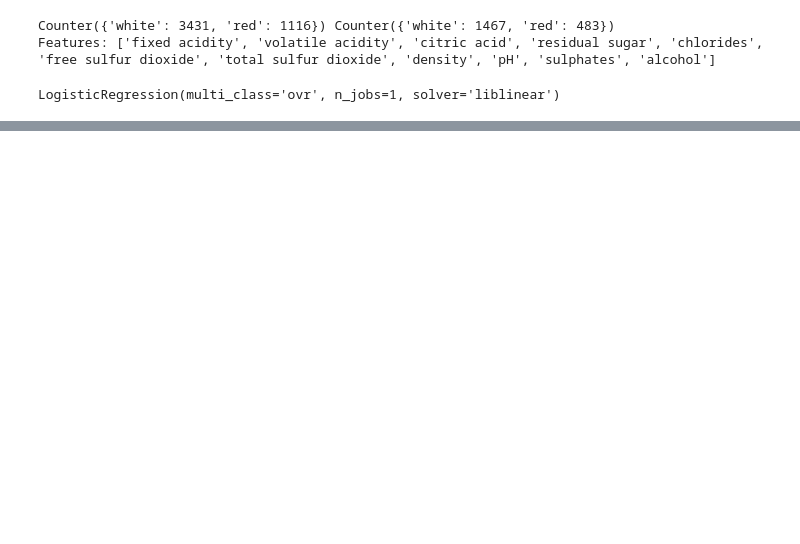
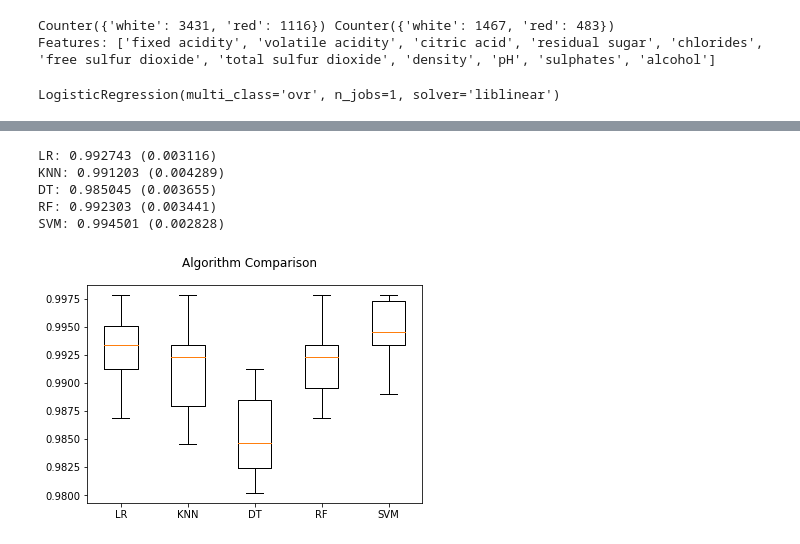
Before and after one commit to OttaviaFeletig/wine-price-prediction, a Jupyter notebook: wine-type-prediction.ipynb, the cells around one changed output, grey strips where cells are left out. Drawn from its saved outputs; the diff is of its cells as text; code cells hidden in the pictures; blank space fills up the shorter version.

Commit message:
algorithm comparison

```diff
--- a/wine-type-prediction.ipynb
+++ b/wine-type-prediction.ipynb
@@ -56,0 +184,3 @@ weighted avg       0.99      0.99      0.99      1950
+# %%
+wtp_dt = DecisionTreeClassifier()
+wtp_dt.fit(wtp_train_SX, wtp_train_y)
@@ -56,0 +206,3 @@ weighted avg       0.99      0.99      0.99      1950
+# %%
+wtp_rf = RandomForestClassifier()
+wtp_rf.fit(wtp_train_SX, wtp_train_y)
@@ -56,0 +228,3 @@ weighted avg       0.99      0.99      0.99      1950
+# %%
+wtp_svm = svm.SVC()
+wtp_svm.fit(wtp_train_SX, wtp_train_y)
@@ -56,0 +250,36 @@ weighted avg       0.99      0.99      0.99      1950
+# %%
+seed = 7
+models = []
+
+models.append(("LR", wtp_lr))
+models.append(("KNN", wtp_knn))
+models.append(("DT", wtp_dt))
+models.append(("RF", wtp_rf))
+models.append(("SVM", wtp_svm))
+# %%
+# evaluate each model in turn
+results = []
+names = []
+scoring = 'accuracy'
+for name, model in models:
+    #n_splits is the number of times the model perform a training and a testing during cross validation
+	kfold = model_selection.KFold(n_splits=10, random_state=seed)
+	cv_results = model_selection.cross_val_score(model, wtp_train_SX, wtp_train_y, cv=kfold, scoring=scoring)
+	results.append(cv_results)
+	names.append(name)
+	msg = "%s: %f (%f)" % (name, cv_results.mean(), cv_results.std())
+	print(msg)
+# boxplot algorithm comparison
+fig = plt.figure()
+fig.suptitle('Algorithm Comparison')
+ax = fig.add_subplot(111)
+plt.boxplot(results)
+ax.set_xticklabels(names)
+plt.show()
+# %% [output]
+LR: 0.992743 (0.003116)
+KNN: 0.991203 (0.004289)
+DT: 0.985045 (0.003655)
+RF: 0.992303 (0.003441)
+SVM: 0.994501 (0.002828)
+[figure, added]
```
Also changed, not shown: parts of 16 cells of this notebook, 2 other files.
